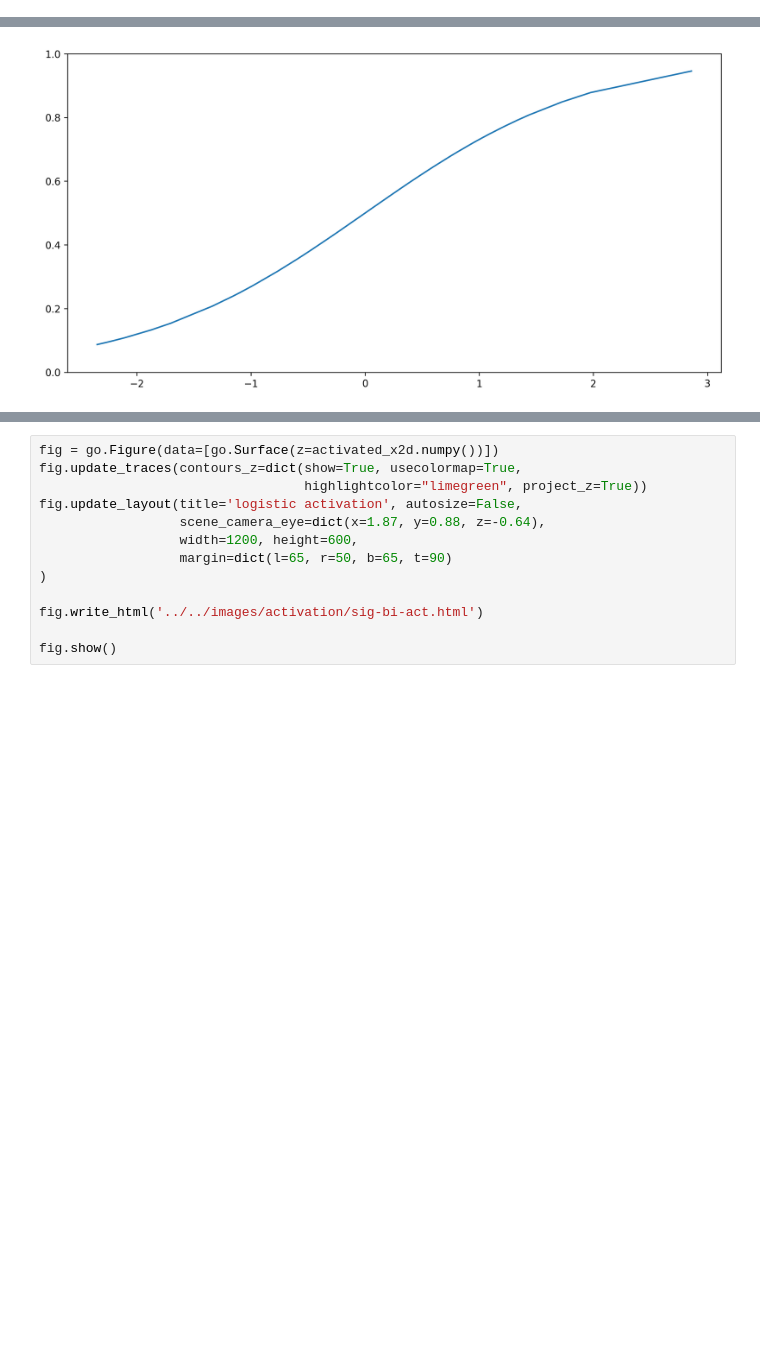
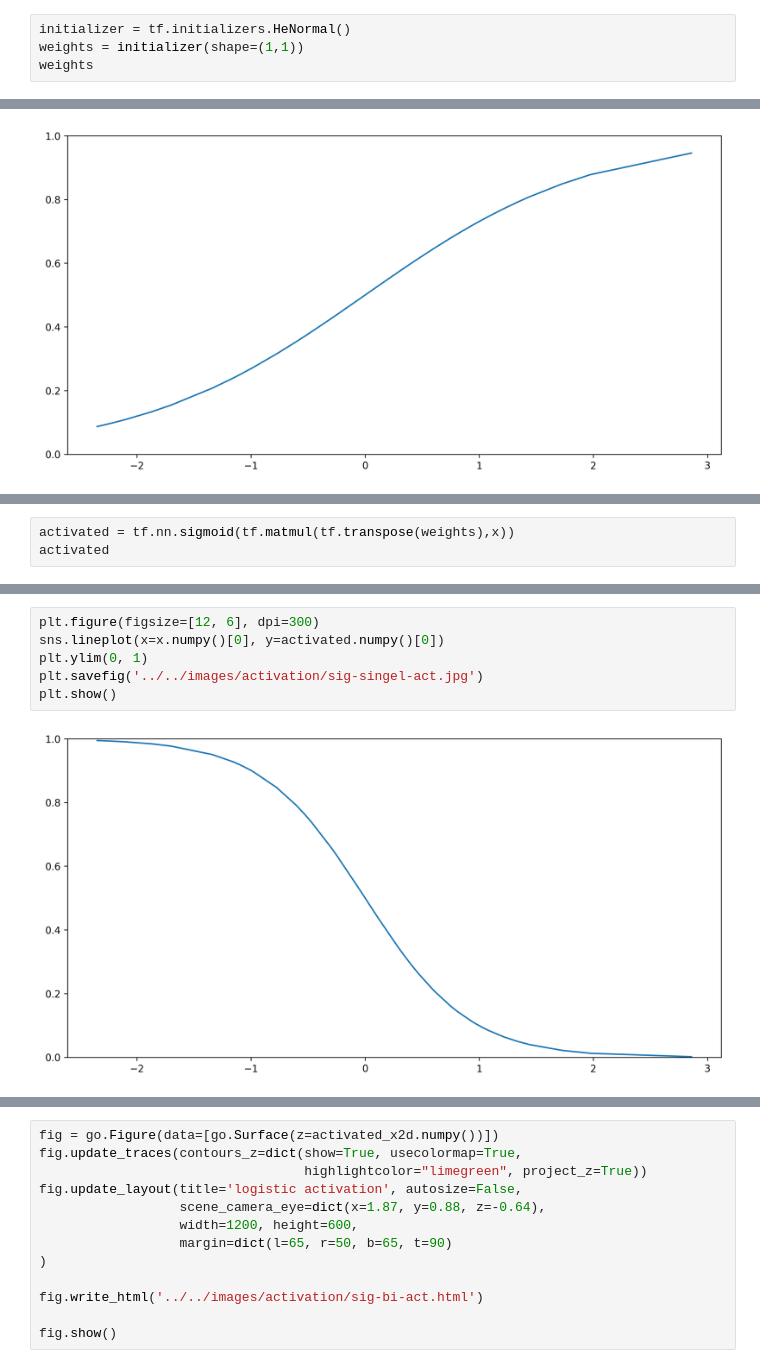
Before and after one commit to ashen007/DeepLearning-goes-deep, a Jupyter notebook: notebooks/activation/nn_activations.ipynb, the cells around one changed output, grey strips where cells are left out. Saved outputs shown, nothing was run; the diff lists cells and outputs as text; blank space fills up the shorter version.

Commit message:
logistic activation with weight

```diff
--- a/notebooks/activation/nn_activations.ipynb
+++ b/notebooks/activation/nn_activations.ipynb
@@ -6,3 +6,7 @@ import plotly.express as ex
 import plotly.graph_objs as go
 
 from matplotlib import pyplot as plt
+# %%
+initializer = tf.initializers.HeNormal()
+weights = initializer(shape=(1,1))
+weights
@@ -76,0 +75,3 @@ plt.show()
+# %%
+activated = tf.nn.sigmoid(tf.matmul(tf.transpose(weights),x))
+activated
@@ -77 +91,9 @@ plt.show()
+# %%
+plt.figure(figsize=[12, 6], dpi=300)
+sns.lineplot(x=x.numpy()[0], y=activated.numpy()[0])
+plt.ylim(0, 1)
+plt.savefig('../../images/activation/sig-singel-act.jpg')
+plt.show()
+# %% [output]
+[figure, added]
 # %%
```
Also changed, not shown: parts of 7 cells of this notebook, 2 other files.
